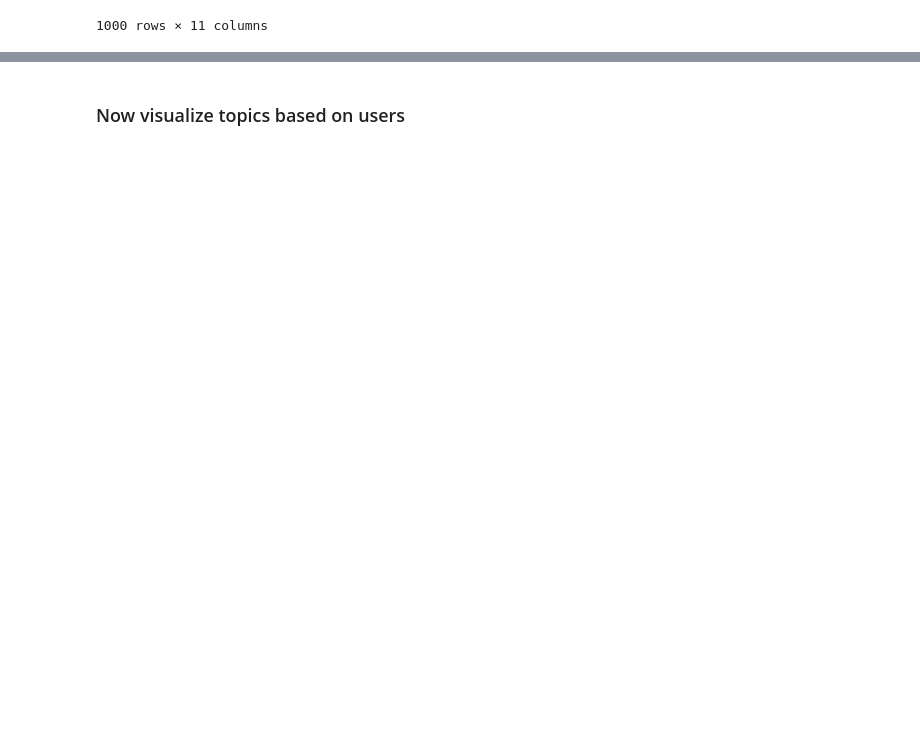
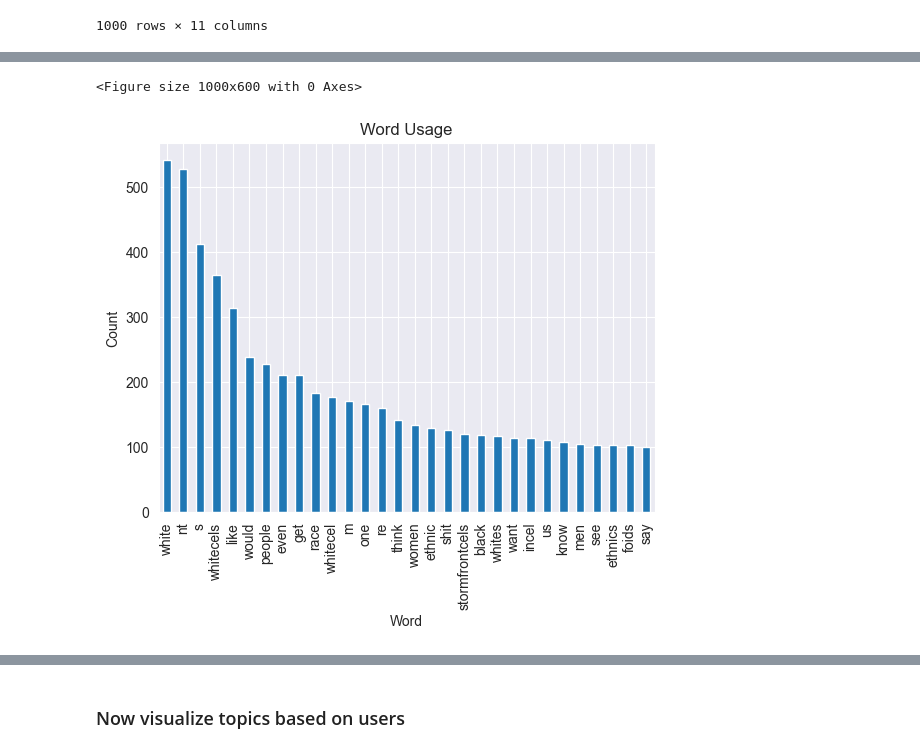
Before and after one commit to YanAsadchy/disc-analysis, a Jupyter notebook: src/asadchy/nltk.ipynb, the cells around one changed output, grey strips where cells are left out. Saved outputs shown, nothing was run; the diff lists cells and outputs as text; code cells hidden in the pictures; blank space fills up the shorter version.

```diff
--- a/src/asadchy/nltk.ipynb
+++ b/src/asadchy/nltk.ipynb
@@ -263,0 +482,7 @@ plt.show()
+# %%
+#initialise lists
+storm_list = ["stormfrontcel","nazicel","strormfrontcel","altrightcel","nationalistcel","stromfrontcel","antisemiticcel","rightcel","antisemeticcel","whitecel","jewcel","negroidcel","whitenationalistcel","kebabcel"]
+
+# Call the function to remove rows without words from the list
+df_storm = remove_rows_without_words(df, storm_list, 'post_content')
+df_storm
@@ -263,0 +582,4 @@ plt.show()
+# %%
+# Remove stop words
+df_storm.post_content_clean = df_storm.post_content_clean.apply(remove_stop_words);
+df_ethnic.post_content_clean = df_ethnic.post_content_clean.apply(remove_stop_words);
@@ -263,0 +683,9 @@ plt.show()
+# %%
+%%time
+# Word usage statistics
+def get_word_usage(text):
+    tokens = word_tokenize(text)
+    fdist = FreqDist(tokens)
+    return fdist
+
+df_storm['word_usage'] = df_storm.post_content_clean.apply(get_word_usage)
@@ -263,0 +699,9 @@ plt.show()
+# %%
+%%time
+# Extract main topics
+df_storm['main_topics'] = df_storm.post_content_clean.apply(extract_main_topics)
+
+## delete main topics containing 1 letter
+df_storm['main_topics'] = df_storm['main_topics'].apply(lambda x: x if len(x) > 1 else np.nan)
+df_storm.dropna(subset=['main_topics'], inplace=True)
+df_storm
@@ -263,0 +798,18 @@ plt.show()
+# %%
+%%time
+# Visualize the word use (takes few minutes time)
+
+storm_word_usage = df_storm['word_usage'].sum()
+storm_word_df = pd.DataFrame.from_dict(storm_word_usage, orient='index', columns=['Count'])
+storm_word_df = storm_word_df.sort_values(by='Count', ascending=False)
+
+#plot only top 30
+plt.figure(figsize=(10, 6))
+storm_word_df.head(30).plot(kind='bar', legend=False)
+plt.xlabel('Word')
+plt.ylabel('Count')
+plt.title('Word Usage')
+plt.show()
+# %% [output]
+<Figure size 1000x600 with 0 Axes>
+[figure, added]
```
Also changed, not shown: parts of 54 cells of this notebook, 2 other files.
